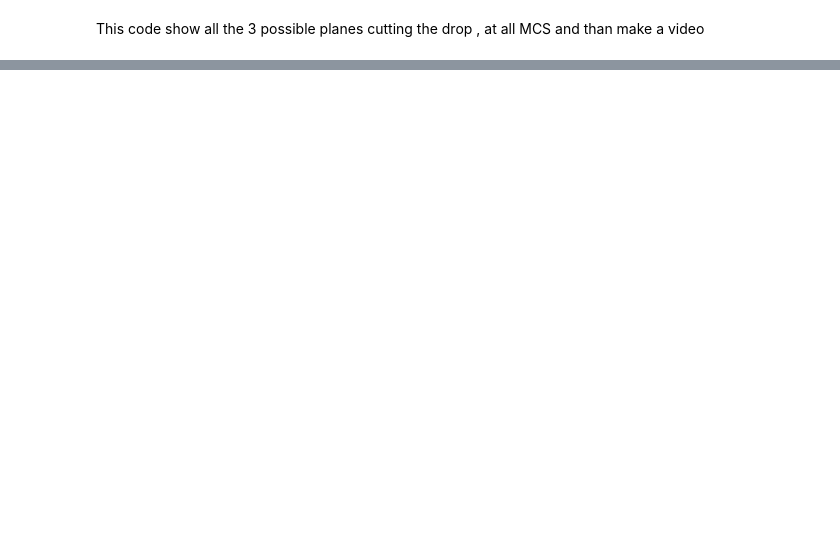
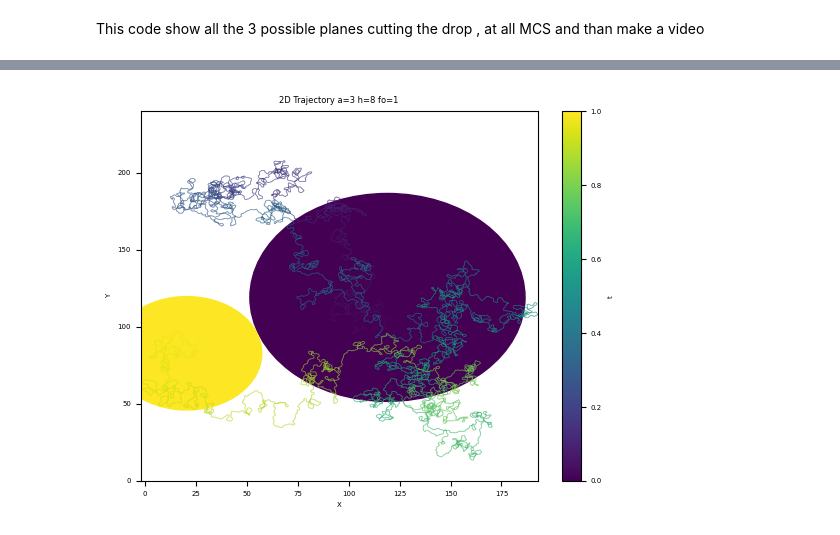
Before and after one commit to bboattini/active_drop_C, a Jupyter notebook: data_processings.ipynb, the cells around one changed output, grey strips where cells are left out. Cells and saved outputs as stored; diff of their text form; code cells hidden in the pictures; blank space fills up the shorter version.

```diff
--- a/data_processings.ipynb
+++ b/data_processings.ipynb
@@ -632,7 +841,7 @@ for i, file in enumerate(file_dict):
         x = site % l
         y = (site // l) % l
         z = site // (l * l)
-        if y == 120:  # adjust this value as needed
+        if y == ym_CM[-1]:  # adjust this value as needed
             if spin == 1:
                 image[x, z] = light_blue
             elif spin == 2:
@@ -919,3 +1094,93 @@ writer = imageio.get_writer(f"{movie}.mp4", fps=20)
 for im in fileList:
     writer.append_data(imageio.imread(im))
 writer.close()
+# %%
+state = input("Digite o estado desejado: (WE/CB)")
+l = 240
+
+measures_dict = file_crawler(path)['measures']
+measures_dict = [f for f in measures_dict if f'{state}_' in f]
+for i in range(len(measures_dict)):
+    print(f"{i}) h={h_from_file(measures_dict[i])} a={a_from_file(measures_dict[i])} fo={fo_from_file(measures_dict[i])}")
+# %%
+from mpl_toolkits.mplot3d.art3d import Line3DCollection
+import matplotlib.collections as mcoll
+from matplotlib.patches import Circle
+ax.clear()
+state = input("Digite o estado desejado: (WE/CB)")
+l = 240
+
+measures_dict = file_crawler(path)['measures']
+measures_dict = [f for f in measures_dict if f'{state}_' in f]
+for i in range(len(measures_dict)):
+    print(f"{i}) h={h_from_file(measures_dict[i])} a={a_from_file(measures_dict[i])} fo={fo_from_file(measures_dict[i])}")
+
+file_index = input("Digite o número do arquivo que deseja visualizar: ")
+
+measure_file = measures_dict[int(file_index)]
+t, V, Vw, Vo, E, bxw, byw, bxo,byo, rxw, ryw, rxo, ryo, txw, tyw,txo, tyo, npxw,npyw, npxo,npyo, vbw, vbo, vrw,vro, pw, po, fw, fo, vpw, vpo, xm_CM, ym_CM, zm_CM = np.loadtxt(measure_file, unpack=True)
+
+B_init = (bxw[0] + byw[0])/2
+Bx_stat = np.mean(bxw[int(len(bxw)//2):])
+By_stat = np.mean(byw[int(len(byw)//2):])
+B_stat = (Bx_stat + By_stat)/2
+
+file = measures_dict[int(file_index)]
+
+# Get the values of a and h from the file
+a = a_from_file(file)
+h = h_from_file(file)
+fo = fo_from_file(file)
+
+for i in range(1,len(xm_CM)):
+    if abs(xm_CM[i] - xm_CM[i-1]) > l/2:
+        delta = xm_CM[i] - xm_CM[i-1]
+        xm_CM[i:] += -(delta/abs(delta))*l
+    if abs(ym_CM[i] - ym_CM[i-1]) > l/2:
+        delta = ym_CM[i] - ym_CM[i-1]
+        ym_CM[i:] += -(delta/abs(delta))*l
+
+R = np.column_stack((t, xm_CM, ym_CM))
+# Setting the plots with gradient lines
+segments = np.stack([R[:-1,1:3], R[1:,1:3]], axis=1)
+
+cmap = plt.cm.get_cmap("viridis")
+norm = plt.Normalize(0, t[-1])
+
+
+fig = plt.figure()
+ax = fig.add_subplot(111)
+
+xmin = np.min(xm_CM)
+xmax = np.max(xm_CM)
+ymin = np.min(ym_CM)
+ymax = np.max(ym_CM)
+
+lc = mcoll.LineCollection(segments, linewidths=0.5, colors=cmap(norm(R[:-1,0])))
+ax.add_collection(lc)
+ax.set_xlabel("X")
+if (xmax) < l and (xmin) > 0:
+    ax.set_xlim(0, l)
+    flag = False
+else:
+    ax.set_xlim(xmin , xmax)
+    flag = True
+ax.set_ylabel("Y")
+if (ymax) < l and (ymin) > 0:
+    ax.set_ylim(0, l)
+else:
+    ax.set_ylim(ymin , ymax)
+fig.colorbar(lc, label='t', ax=ax)
+ax.set_title(f"2D Trajectory a={a} h={h} fo={fo}")
+
+# Create a circle
+circle_init = Circle((xm_CM[0], ym_CM[0]), B_init, color=cmap(norm(0)), fill=True)
+circle = Circle((xm_CM[-1], ym_CM[-1]), B_stat, color=cmap(norm(t[-1])), fill=True)
+
+# Add the circle to the axes
+ax.add_patch(circle_init)
+ax.add_patch(circle)
+
+plt.savefig(f"2D_{state}_CM_a-{a}_h-{h}_fo-{fo}.jpeg")
+plt.show()
+# %% [output]
@@ -921,0 +1203 @@ writer.close()
+[figure, added]
```
Also changed, not shown: parts of 20 cells of this notebook, 6 other files.
